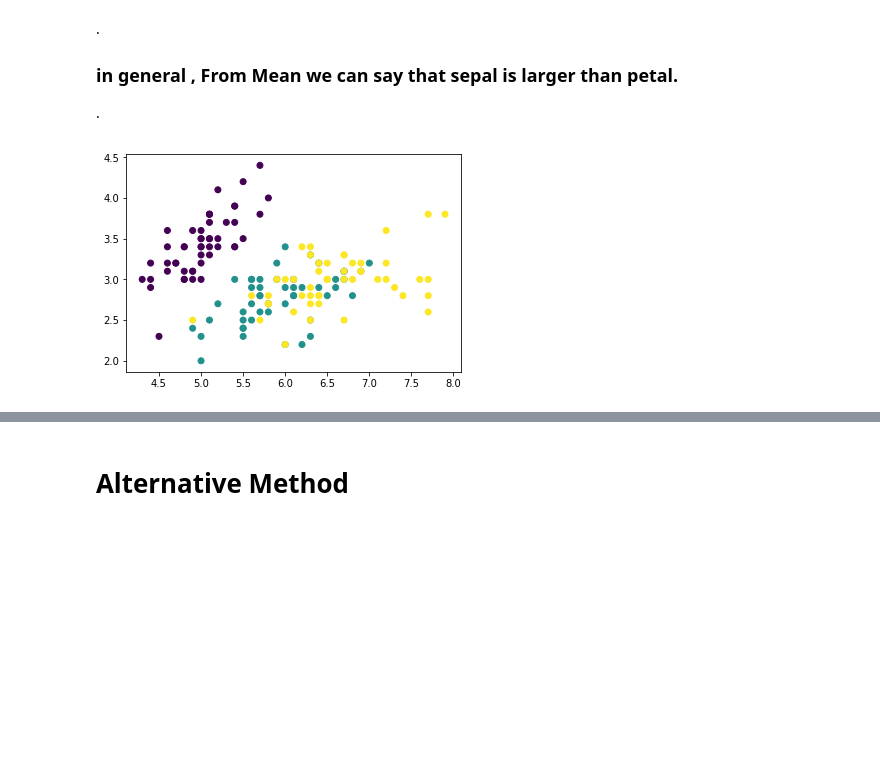
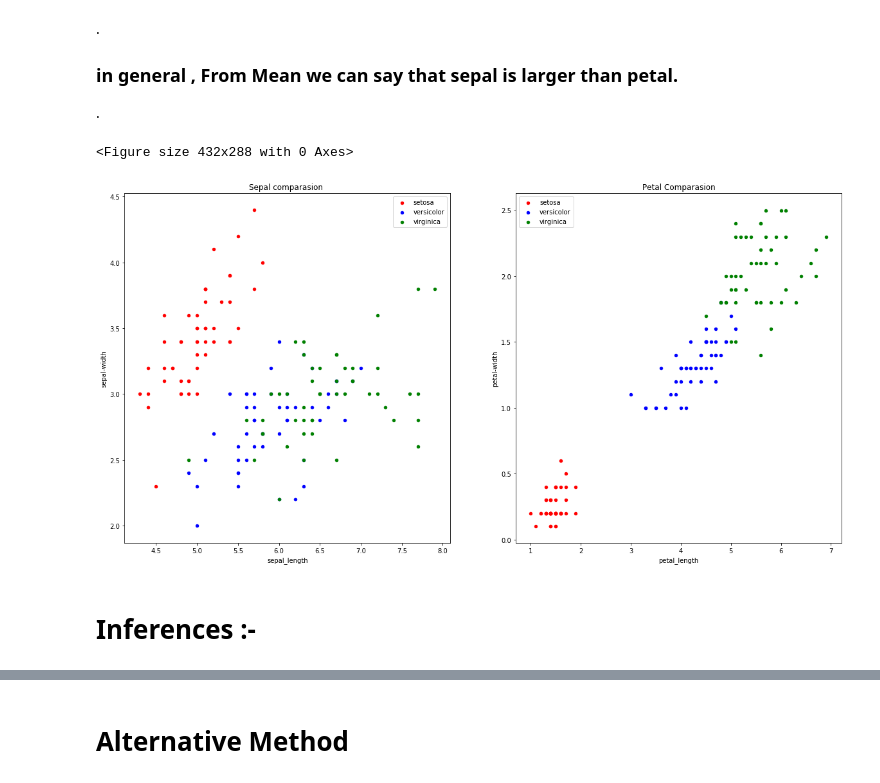
Before and after one commit to utk09/MLBootcampJanuary, a Jupyter notebook: UnsupervisedML/iris_cluster.ipynb, the cells around one changed output, grey strips where cells are left out. Drawn from its saved outputs; the diff is of its cells as text; code cells hidden in the pictures; blank space fills up the shorter version.

```diff
--- a/UnsupervisedML/iris_cluster.ipynb
+++ b/UnsupervisedML/iris_cluster.ipynb
@@ -140,9 +132,32 @@ max        7.900000     4.400000      6.900000     2.500000
 .
 ### in general , From Mean we can say that sepal is larger than petal.
 .
-# %%
-# Plotting
-plt.scatter(x_axis, y_axis, c=iris_df.target)
-plt.show()
-# %% [output]
-[figure, removed]
+# %%
+# Plotting
+#for each Species ,let's check what is petal and sepal distibutuon
+plt.figure()
+fig,ax=plt.subplots(1, 2, figsize=(20, 10))
+
+setosa.plot(x="sepal_length", y="sepal_width", kind="scatter",ax=ax[0],label='setosa',color='r')
+versicolor.plot(x="sepal_length",y="sepal_width",kind="scatter",ax=ax[0],label='versicolor',color='b')
+virginica.plot(x="sepal_length", y="sepal_width", kind="scatter", ax=ax[0], label='virginica', color='g')
+
+
+
+
+# Task - Plot Petal Length of all 3
+
+setosa.plot(x="petal_length", y="petal_width", kind="scatter",ax=ax[1],label='setosa',color='r')
+versicolor.plot(x="petal_length",y="petal_width",kind="scatter",ax=ax[1],label='versicolor',color='b')
+virginica.plot(x="petal_length", y="petal_width", kind="scatter", ax=ax[1], label='virginica', color='g')
+
+ax[0].set(title='Sepal comparasion ', ylabel='sepal-width')
+ax[1].set(title='Petal Comparasion',  ylabel='petal-width')
+# ax[0].legend()
+# ax[1].legend()
+plt.show()
+# %% [output]
+<Figure size 432x288 with 0 Axes>
+[figure, added]
+# %% [markdown]
+# Inferences :-
```
Also changed, not shown: parts of 5 cells of this notebook, 1 other file.
